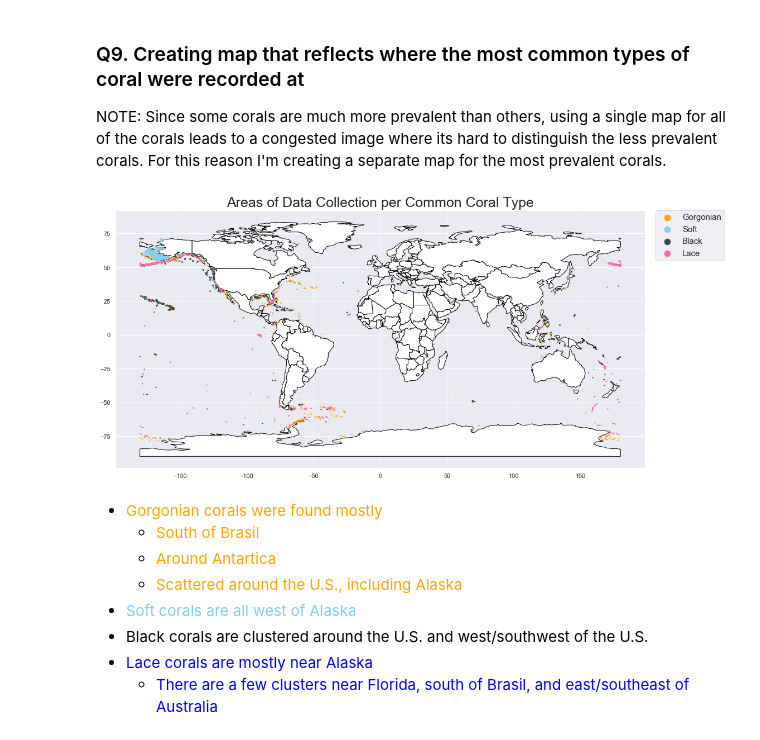
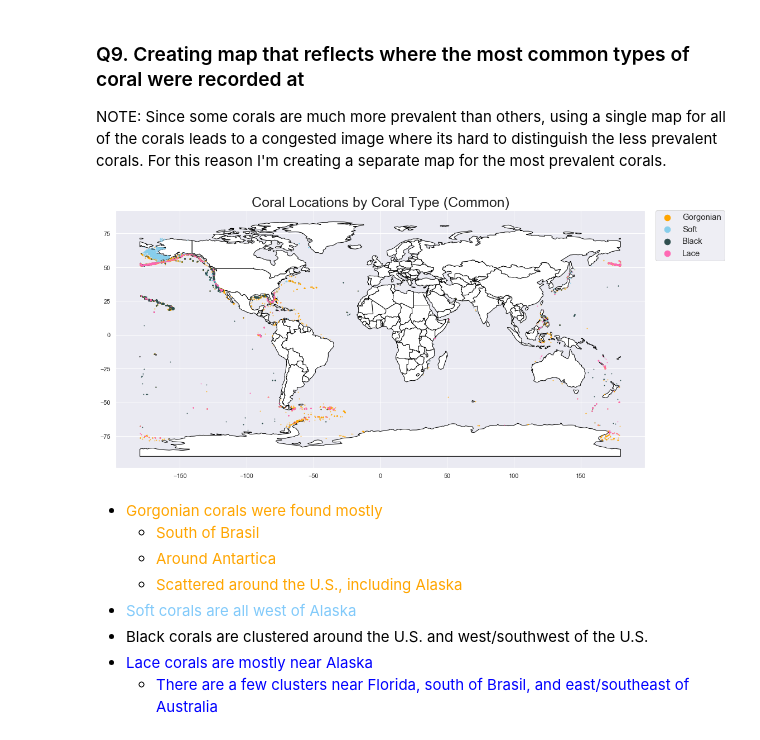
Before and after one commit to SamuelD-Data/deep_sea_corals_project, a Jupyter notebook: deep_sea_corals_project_notebook.ipynb, the cells around one changed output. Saved outputs shown, nothing was run; the diff lists cells and outputs as text; code cells hidden in the pictures.

```diff
--- a/deep_sea_corals_project_notebook.ipynb
+++ b/deep_sea_corals_project_notebook.ipynb
@@ -482,19 +518,19 @@ stol_coral = df_to_gdf(stol_coral)
 # %%
 # loading world map
 earth_map = gpd.read_file(gpd.datasets.get_path('naturalearth_lowres'))
 base = earth_map.plot(color='white', edgecolor='black', figsize = (17, 20))
 
 # plotting
 gorg_coral.plot(ax = base, marker = 'o', color = 'orange', markersize=0.5)
 soft_coral.plot(ax = base, marker = 'o', color = 'skyblue', markersize=0.5)
 black_coral.plot(ax = base, marker = 'o', color = 'darkslategrey', markersize=0.5)
 lace_coral.plot(ax = base, marker = 'o', color = 'hotpink', markersize=0.5)
 
 plt.legend(bbox_to_anchor=(1.02, 1), loc=2, borderaxespad=0., labels=['Gorgonian', 'Soft', 'Black', 'Lace'], prop={'size': 15}, markerscale = 15)
-plt.title('Areas of Data Collection per Common Coral Type', fontsize=25)
+plt.title('Coral Locations by Coral Type (Common)', fontsize=25)
 plt.show()
 # %% [output]
-[figure, old version]
+[figure, new version]
 # %% [markdown]
 - <span style="color:orange">Gorgonian corals were found mostly</span>
     - <span style="color:orange">South of Brasil</span>
```
Also changed, not shown: parts of 8 cells of this notebook.
